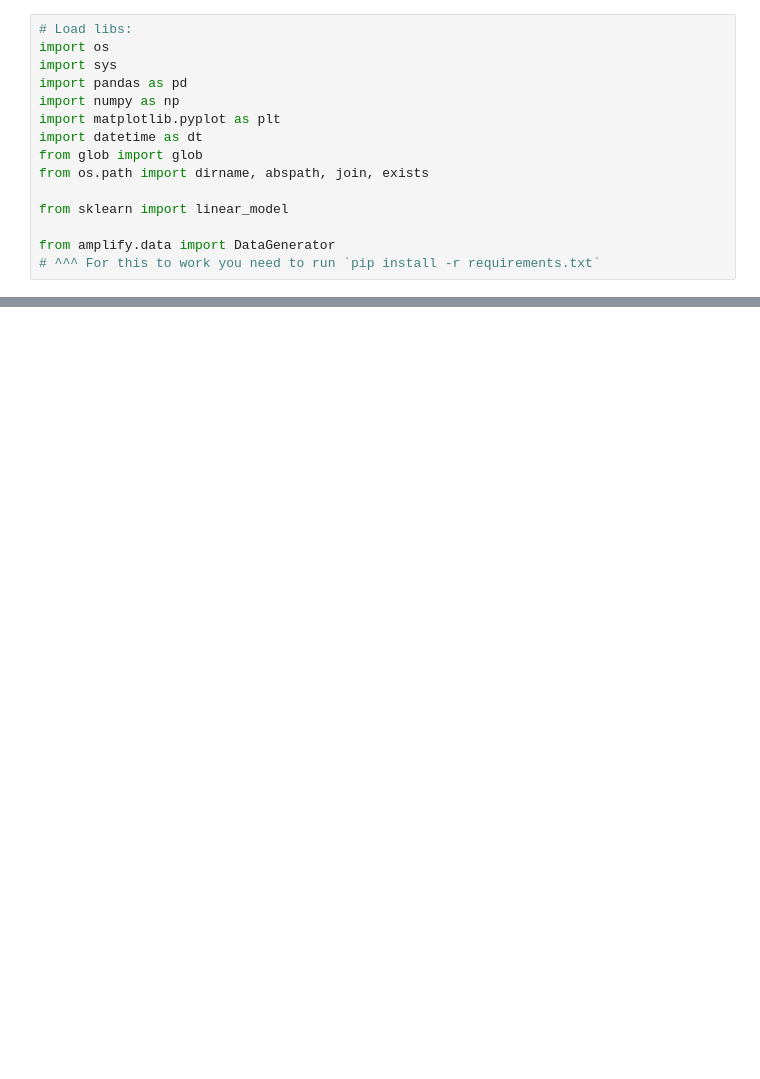
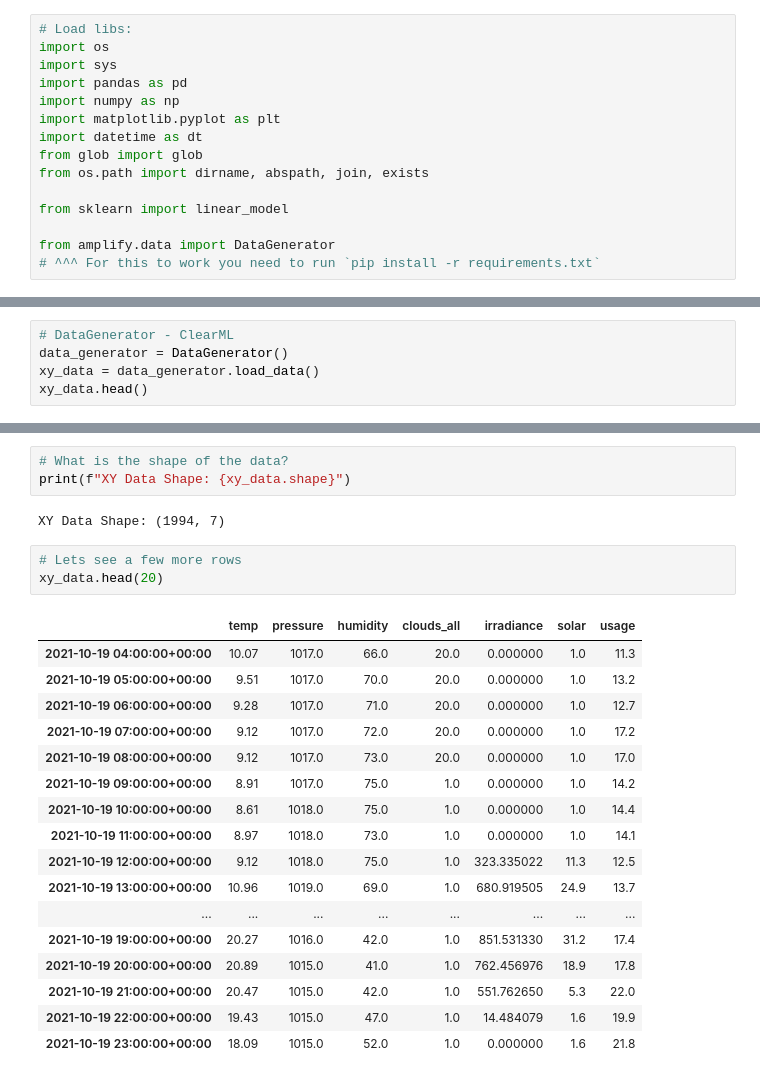
Before and after one commit to samsipe/amplify-microgrid-ai, a Jupyter notebook: notebooks/predict_power_gen_initial_model.ipynb, the cells around one changed output, grey strips where cells are left out. Drawn from its saved outputs; the diff is of its cells as text; blank space fills up the shorter version.

```diff
--- a/notebooks/predict_power_gen_initial_model.ipynb
+++ b/notebooks/predict_power_gen_initial_model.ipynb
@@ -147,0 +18,5 @@ random_date_list = random.sample(date_list, int(test_train_split*len(date_list))
+# %%
+# DataGenerator - ClearML
+data_generator = DataGenerator()
+xy_data = data_generator.load_data()
+xy_data.head()
@@ -147,0 +32,26 @@ random_date_list = random.sample(date_list, int(test_train_split*len(date_list))
+# %%
+# What is the shape of the data?
+print(f"XY Data Shape: {xy_data.shape}")
+# %% [output]
+XY Data Shape: (1994, 7)
+# %%
+# Lets see a few more rows
+xy_data.head(20)
+# %% [output]
+|  | temp | pressure | humidity | clouds_all | irradiance | solar | usage |
+| 2021-10-19 04:00:00+00:00 | 10.07 | 1017.0 | 66.0 | 20.0 | 0.000000 | 1.0 | 11.3 |
+| 2021-10-19 05:00:00+00:00 | 9.51 | 1017.0 | 70.0 | 20.0 | 0.000000 | 1.0 | 13.2 |
+| 2021-10-19 06:00:00+00:00 | 9.28 | 1017.0 | 71.0 | 20.0 | 0.000000 | 1.0 | 12.7 |
+| 2021-10-19 07:00:00+00:00 | 9.12 | 1017.0 | 72.0 | 20.0 | 0.000000 | 1.0 | 17.2 |
+| 2021-10-19 08:00:00+00:00 | 9.12 | 1017.0 | 73.0 | 20.0 | 0.000000 | 1.0 | 17.0 |
+| 2021-10-19 09:00:00+00:00 | 8.91 | 1017.0 | 75.0 | 1.0 | 0.000000 | 1.0 | 14.2 |
+| 2021-10-19 10:00:00+00:00 | 8.61 | 1018.0 | 75.0 | 1.0 | 0.000000 | 1.0 | 14.4 |
+| 2021-10-19 11:00:00+00:00 | 8.97 | 1018.0 | 73.0 | 1.0 | 0.000000 | 1.0 | 14.1 |
+| 2021-10-19 12:00:00+00:00 | 9.12 | 1018.0 | 75.0 | 1.0 | 323.335022 | 11.3 | 12.5 |
+| 2021-10-19 13:00:00+00:00 | 10.96 | 1019.0 | 69.0 | 1.0 | 680.919505 | 24.9 | 13.7 |
+| ... | ... | ... | ... | ... | ... | ... | ... |
+| 2021-10-19 19:00:00+00:00 | 20.27 | 1016.0 | 42.0 | 1.0 | 851.531330 | 31.2 | 17.4 |
+| 2021-10-19 20:00:00+00:00 | 20.89 | 1015.0 | 41.0 | 1.0 | 762.456976 | 18.9 | 17.8 |
+| 2021-10-19 21:00:00+00:00 | 20.47 | 1015.0 | 42.0 | 1.0 | 551.762650 | 5.3 | 22.0 |
+| 2021-10-19 22:00:00+00:00 | 19.43 | 1015.0 | 47.0 | 1.0 | 14.484079 | 1.6 | 19.9 |
+| 2021-10-19 23:00:00+00:00 | 18.09 | 1015.0 | 52.0 | 1.0 | 0.000000 | 1.6 | 21.8 |
```
Also changed, not shown: parts of 41 cells of this notebook.
